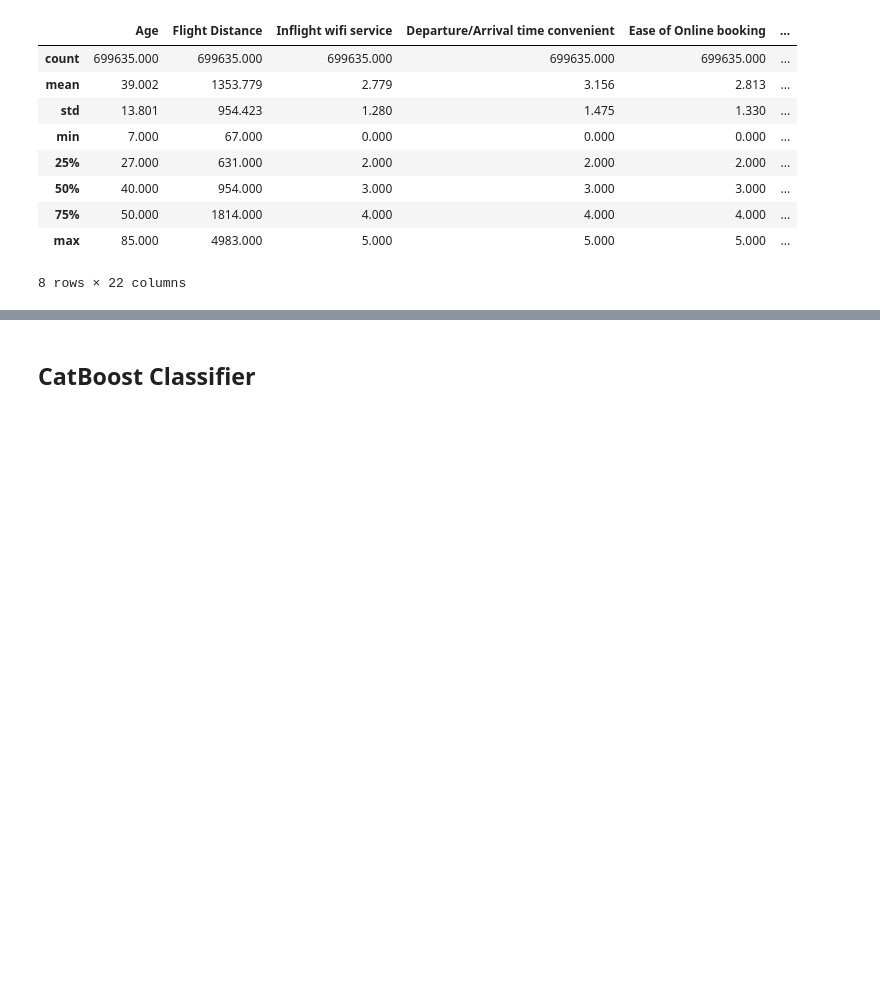
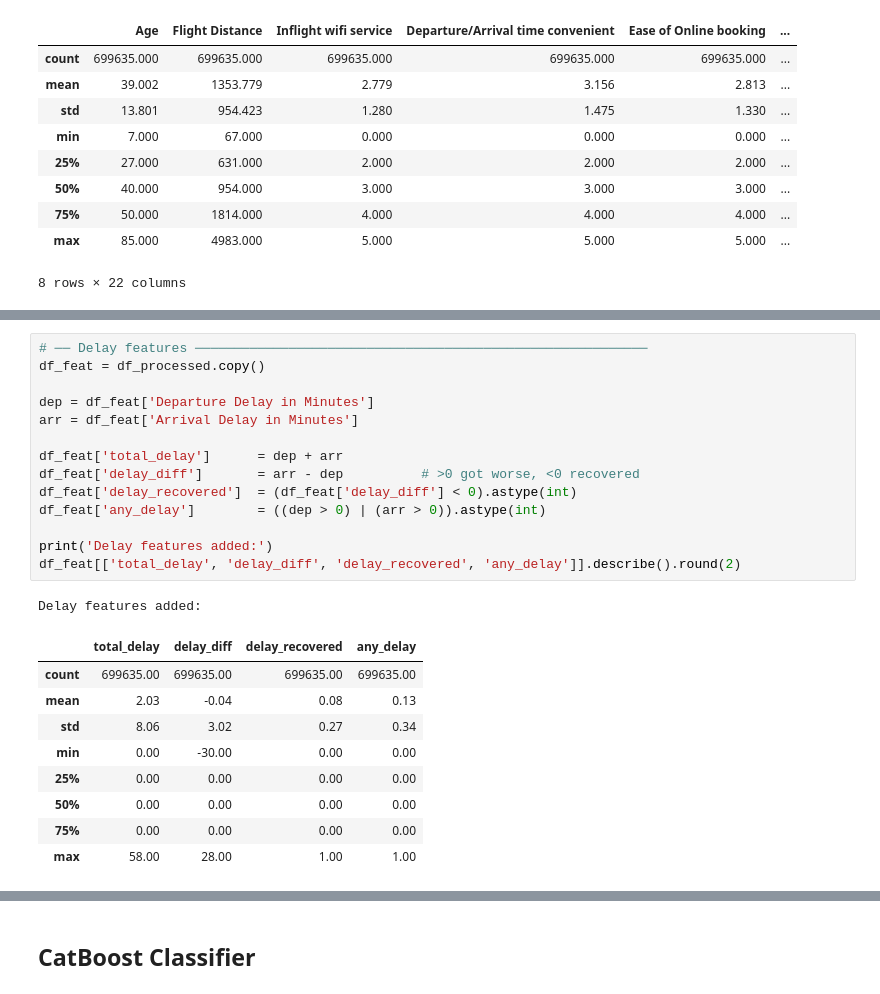
Before and after one commit to Aky29/flight-satisfaction-, a Jupyter notebook: notebook.ipynb, the cells around one changed output, grey strips where cells are left out. Cells and saved outputs as stored; diff of their text form; blank space fills up the shorter version.

```diff
--- a/notebook.ipynb
+++ b/notebook.ipynb
@@ -241,0 +263,25 @@ df_processed.describe().round(3)
+# %%
+# ── Delay features ──────────────────────────────────────────────────────────
+df_feat = df_processed.copy()
+
+dep = df_feat['Departure Delay in Minutes']
+arr = df_feat['Arrival Delay in Minutes']
+
+df_feat['total_delay']      = dep + arr
+df_feat['delay_diff']       = arr - dep          # >0 got worse, <0 recovered
+df_feat['delay_recovered']  = (df_feat['delay_diff'] < 0).astype(int)
+df_feat['any_delay']        = ((dep > 0) | (arr > 0)).astype(int)
+
+print('Delay features added:')
+df_feat[['total_delay', 'delay_diff', 'delay_recovered', 'any_delay']].describe().round(2)
+# %% [output]
+Delay features added:
+|  | total_delay | delay_diff | delay_recovered | any_delay |
+| count | 699635.00 | 699635.00 | 699635.00 | 699635.00 |
+| mean | 2.03 | -0.04 | 0.08 | 0.13 |
+| std | 8.06 | 3.02 | 0.27 | 0.34 |
+| min | 0.00 | -30.00 | 0.00 | 0.00 |
+| 25% | 0.00 | 0.00 | 0.00 | 0.00 |
+| 50% | 0.00 | 0.00 | 0.00 | 0.00 |
+| 75% | 0.00 | 0.00 | 0.00 | 0.00 |
+| max | 58.00 | 28.00 | 1.00 | 1.00 |
```
Also changed, not shown: parts of 8 cells of this notebook, 7 other files.
